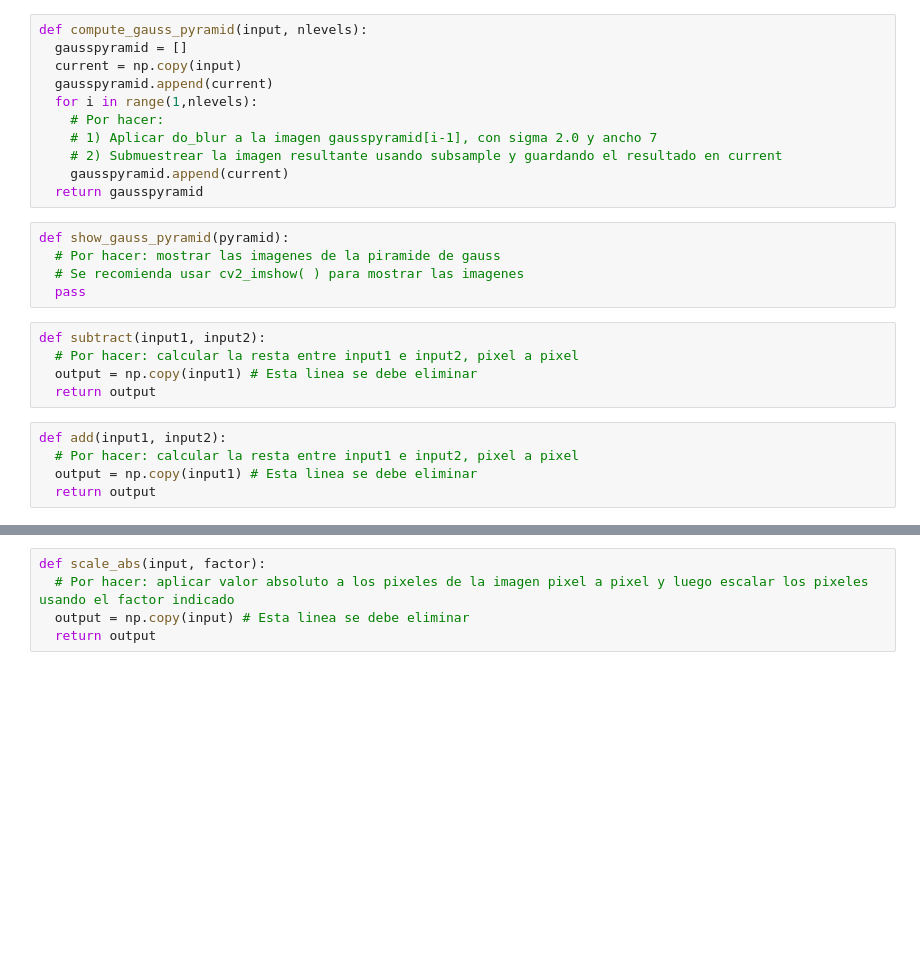
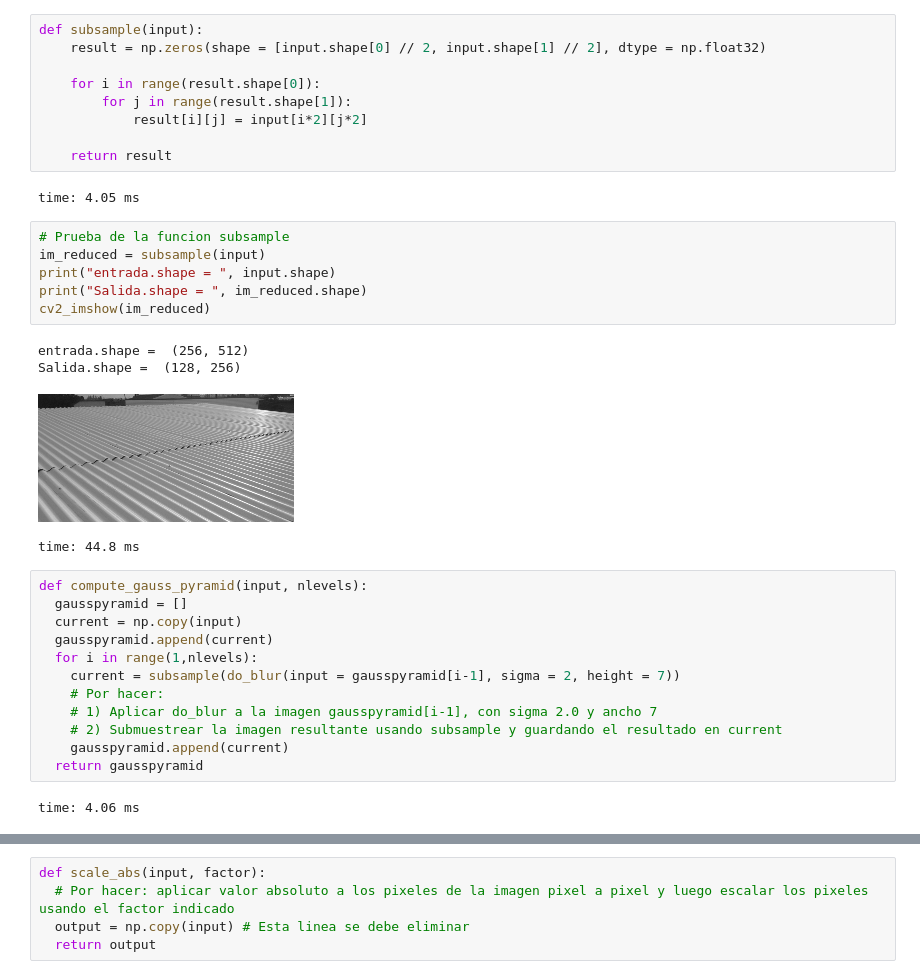
Before and after one commit to Diego-II/Procesamiento-Avanzado-de-Imagenes, a Jupyter notebook: Tarea1/tarea1_alumnos_cython_convolution.ipynb, the cells around one changed output, grey strips where cells are left out. Drawn from its saved outputs; the diff is of its cells as text; blank space fills up the shorter version.

```diff
--- a/Tarea1/tarea1_alumnos_cython_convolution.ipynb
+++ b/Tarea1/tarea1_alumnos_cython_convolution.ipynb
@@ -161,26 +227,36 @@ def subsample(input):
+# %%
+def subsample(input):
+	result = np.zeros(shape = [input.shape[0] // 2, input.shape[1] // 2], dtype = np.float32)
+
+	for i in range(result.shape[0]):
+		for j in range(result.shape[1]):
+			result[i][j] = input[i*2][j*2]
+
+	return result
+# %% [output]
+time: 4.05 ms
+# %%
+# Prueba de la funcion subsample
+im_reduced = subsample(input)
+print("entrada.shape = ", input.shape)
+print("Salida.shape = ", im_reduced.shape)
+cv2_imshow(im_reduced)
+# %% [output]
+entrada.shape =  (256, 512)
+Salida.shape =  (128, 256)
+[figure, added]
+time: 44.8 ms
 # %%
 def compute_gauss_pyramid(input, nlevels):
   gausspyramid = []
   current = np.copy(input)
   gausspyramid.append(current)
   for i in range(1,nlevels):
+    current = subsample(do_blur(input = gausspyramid[i-1], sigma = 2, height = 7))
     # Por hacer:
     # 1) Aplicar do_blur a la imagen gausspyramid[i-1], con sigma 2.0 y ancho 7
     # 2) Submuestrear la imagen resultante usando subsample y guardando el resultado en current
     gausspyramid.append(current)
   return gausspyramid
+# %% [output]
+time: 4.06 ms
-# %%
-def show_gauss_pyramid(pyramid):
-  # Por hacer: mostrar las imagenes de la piramide de gauss
-  # Se recomienda usar cv2_imshow( ) para mostrar las imagenes
-  pass
-# %%
-def subtract(input1, input2):
-  # Por hacer: calcular la resta entre input1 e input2, pixel a pixel
-  output = np.copy(input1) # Esta linea se debe eliminar
-  return output
-# %%
-def add(input1, input2):
-  # Por hacer: calcular la resta entre input1 e input2, pixel a pixel
-  output = np.copy(input1) # Esta linea se debe eliminar
-  return output
```
Also changed, not shown: parts of 29 cells of this notebook.
